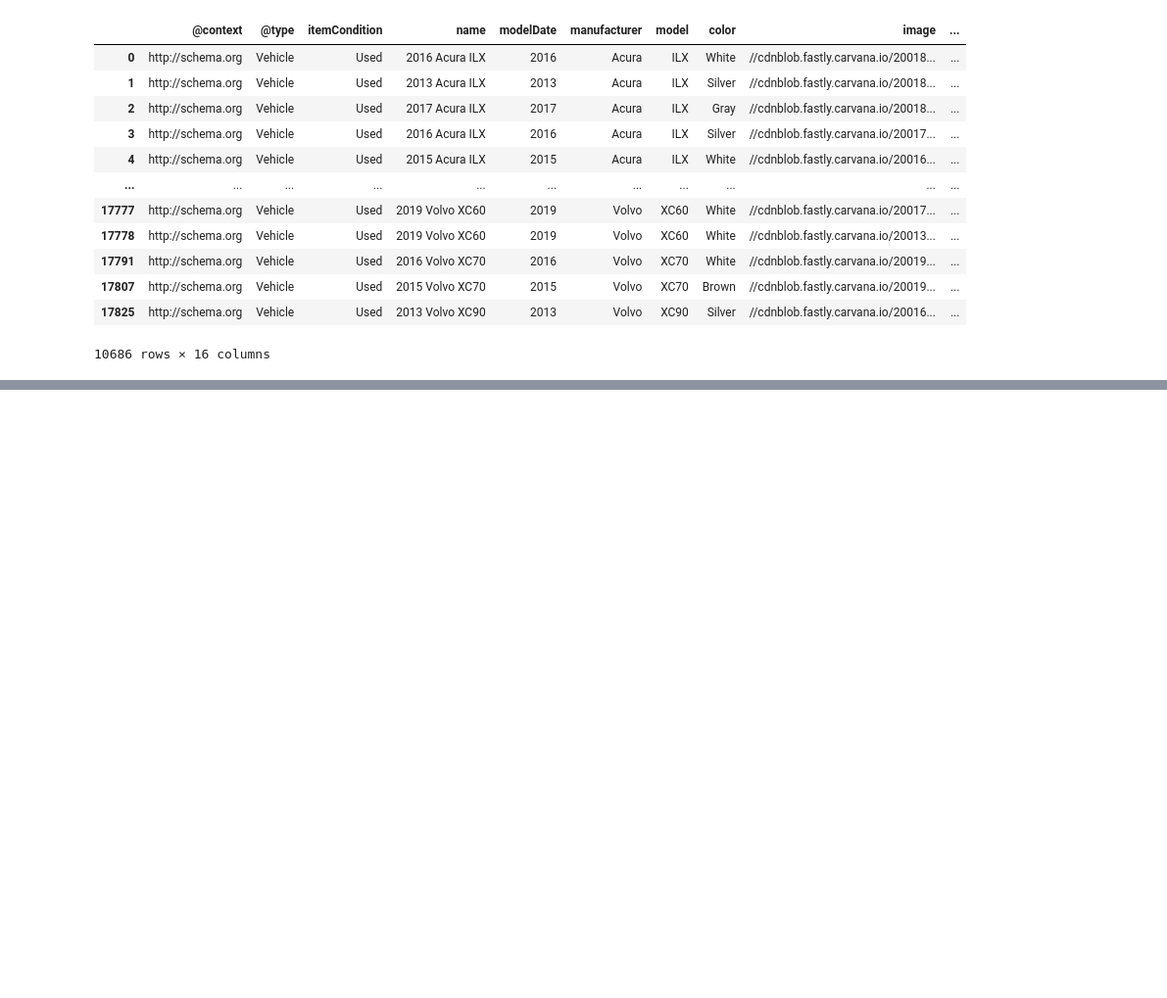
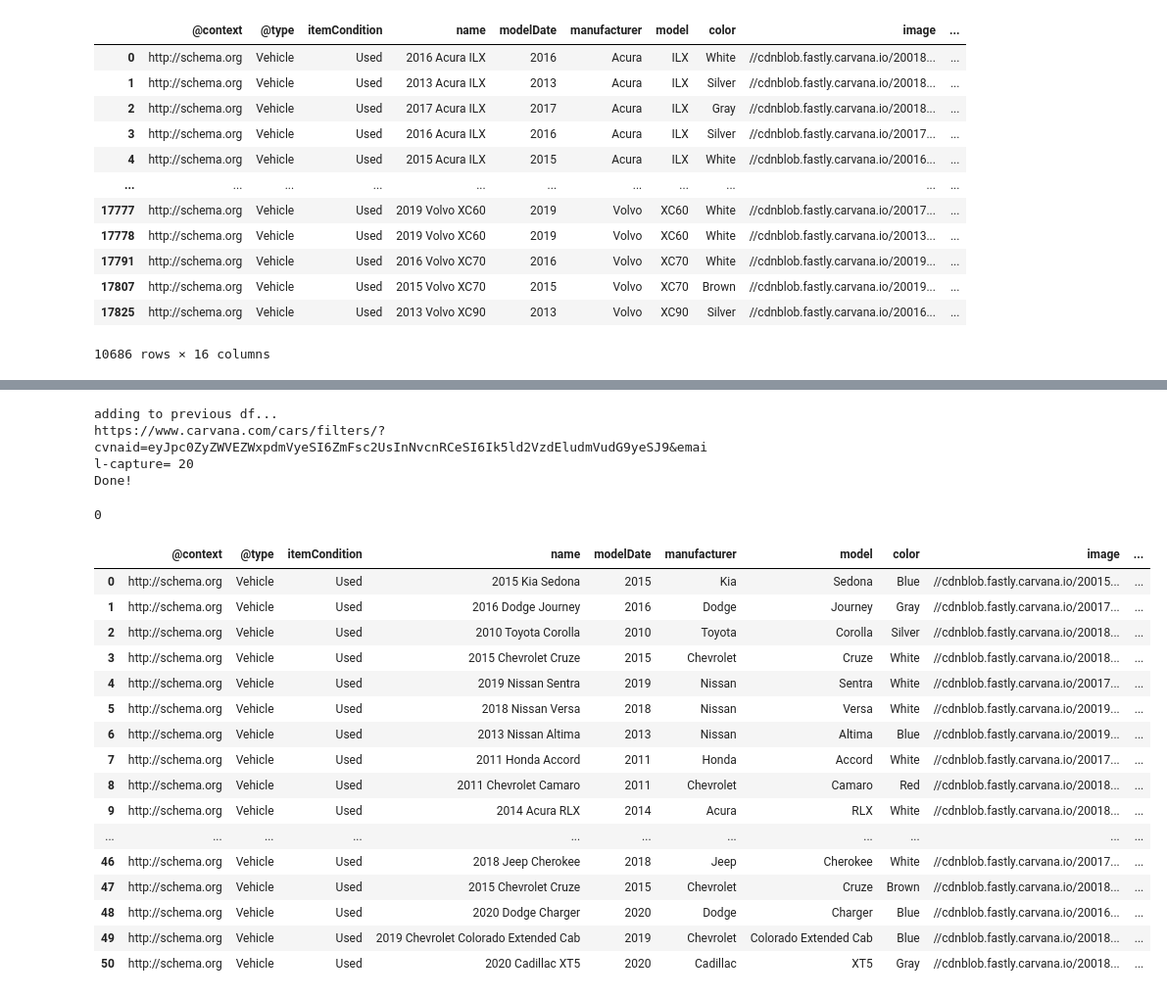
Before and after one commit to romant56/Car-pricing-algorithms, a Jupyter notebook: code/webscraping.ipynb, the cells around one changed output, grey strips where cells are left out. Shown at 98% size. Saved outputs shown, nothing was run; the diff lists cells and outputs as text; code cells hidden in the pictures; blank space fills up the shorter version.

```diff
--- a/code/webscraping.ipynb
+++ b/code/webscraping.ipynb
@@ -249 +232,9 @@ df.drop_duplicates(subset='vehicleIdentificationNumber', inplace=True)
+# %%
+# load in test csv as test_df
+# Only used for repeat scrapes, not on itial run
+
+test_df = pd.read_csv('../data/test.csv')
+# %%
+#test_df = None
+url_list = ['https://www.carvana.com/cars/filters/?cvnaid=eyJpc0ZyZWVEZWxpdmVyeSI6ZmFsc2UsInNvcnRCeSI6Ik5ld2VzdEludmVudG9yeSJ9&email-capture=']
 # %%
@@ -251,0 +300,14 @@ df.drop_duplicates(subset='vehicleIdentificationNumber', inplace=True)
+# %%
+# runs function over entire carvana site (but only 20 of each model max)
+# and warns to make sure initial dataframe is not unintentionally overwritten
+
+if test_df is not None:
+    print('adding to previous df...')
+    test_df = pd.concat([test_df, extract_metadata(url_list)], ignore_index=True)
+else:
+    print('WARNING: no previous df found!')
+    test_df = extract_metadata(url_list)
+# %% [output]
+adding to previous df...
+https://www.carvana.com/cars/filters/?cvnaid=eyJpc0ZyZWVEZWxpdmVyeSI6ZmFsc2UsInNvcnRCeSI6Ik5ld2VzdEludmVudG9yeSJ9&email-capture= 20
+Done!
@@ -251,0 +316,30 @@ df.drop_duplicates(subset='vehicleIdentificationNumber', inplace=True)
+# %%
+#check for duplicates after a rerun
+
+test_df.duplicated(subset='vehicleIdentificationNumber').sum()
+# %% [output]
+0
+# %%
+# drop those duplicates to ensure unique cars by VIN in dataframe
+
+test_df.drop_duplicates(subset='vehicleIdentificationNumber', inplace=True)
+# %%
+test_df
+# %% [output]
+|  | @context | @type | itemCondition | name | modelDate | manufacturer | model | color | image | ... |
+| 0 | http://schema.org | Vehicle | Used | 2015 Kia Sedona | 2015 | Kia | Sedona | Blue | //cdnblob.fastly.carvana.io/20015... | ... |
+| 1 | http://schema.org | Vehicle | Used | 2016 Dodge Journey | 2016 | Dodge | Journey | Gray | //cdnblob.fastly.carvana.io/20017... | ... |
+| 2 | http://schema.org | Vehicle | Used | 2010 Toyota Corolla | 2010 | Toyota | Corolla | Silver | //cdnblob.fastly.carvana.io/20018... | ... |
+| 3 | http://schema.org | Vehicle | Used | 2015 Chevrolet Cruze | 2015 | Chevrolet | Cruze | White | //cdnblob.fastly.carvana.io/20018... | ... |
+| 4 | http://schema.org | Vehicle | Used | 2019 Nissan Sentra | 2019 | Nissan | Sentra | White | //cdnblob.fastly.carvana.io/20017... | ... |
+| 5 | http://schema.org | Vehicle | Used | 2018 Nissan Versa | 2018 | Nissan | Versa | White | //cdnblob.fastly.carvana.io/20019... | ... |
+| 6 | http://schema.org | Vehicle | Used | 2013 Nissan Altima | 2013 | Nissan | Altima | Blue | //cdnblob.fastly.carvana.io/20019... | ... |
+| 7 | http://schema.org | Vehicle | Used | 2011 Honda Accord | 2011 | Honda | Accord | White | //cdnblob.fastly.carvana.io/20017... | ... |
+| 8 | http://schema.org | Vehicle | Used | 2011 Chevrolet Camaro | 2011 | Chevrolet | Camaro | Red | //cdnblob.fastly.carvana.io/20018... | ... |
+| 9 | http://schema.org | Vehicle | Used | 2014 Acura RLX | 2014 | Acura | RLX | White | //cdnblob.fastly.carvana.io/20018... | ... |
+| ... | ... | ... | ... | ... | ... | ... | ... | ... | ... | ... |
+| 46 | http://schema.org | Vehicle | Used | 2018 Jeep Cherokee | 2018 | Jeep | Cherokee | White | //cdnblob.fastly.carvana.io/20017... | ... |
+| 47 | http://schema.org | Vehicle | Used | 2015 Chevrolet Cruze | 2015 | Chevrolet | Cruze | Brown | //cdnblob.fastly.carvana.io/20018... | ... |
+| 48 | http://schema.org | Vehicle | Used | 2020 Dodge Charger | 2020 | Dodge | Charger | Blue | //cdnblob.fastly.carvana.io/20016... | ... |
+| 49 | http://schema.org | Vehicle | Used | 2019 Chevrolet Colorado Extended Cab | 2019 | Chevrolet | Colorado Extended Cab | Blue | //cdnblob.fastly.carvana.io/20018... | ... |
+| 50 | http://schema.org | Vehicle | Used | 2020 Cadillac XT5 | 2020 | Cadillac | XT5 | Gray | //cdnblob.fastly.carvana.io/20018... | ... |
```
Also changed, not shown: parts of 4 cells of this notebook, 5 other files.
